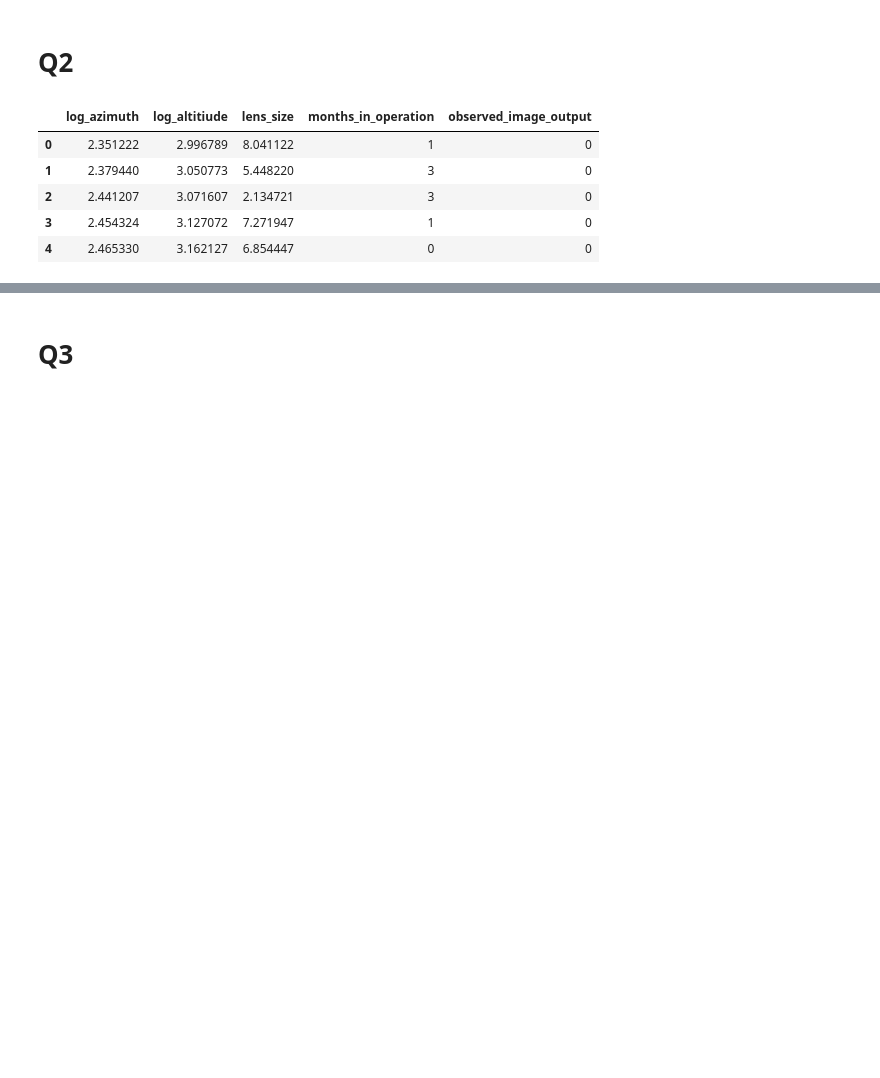
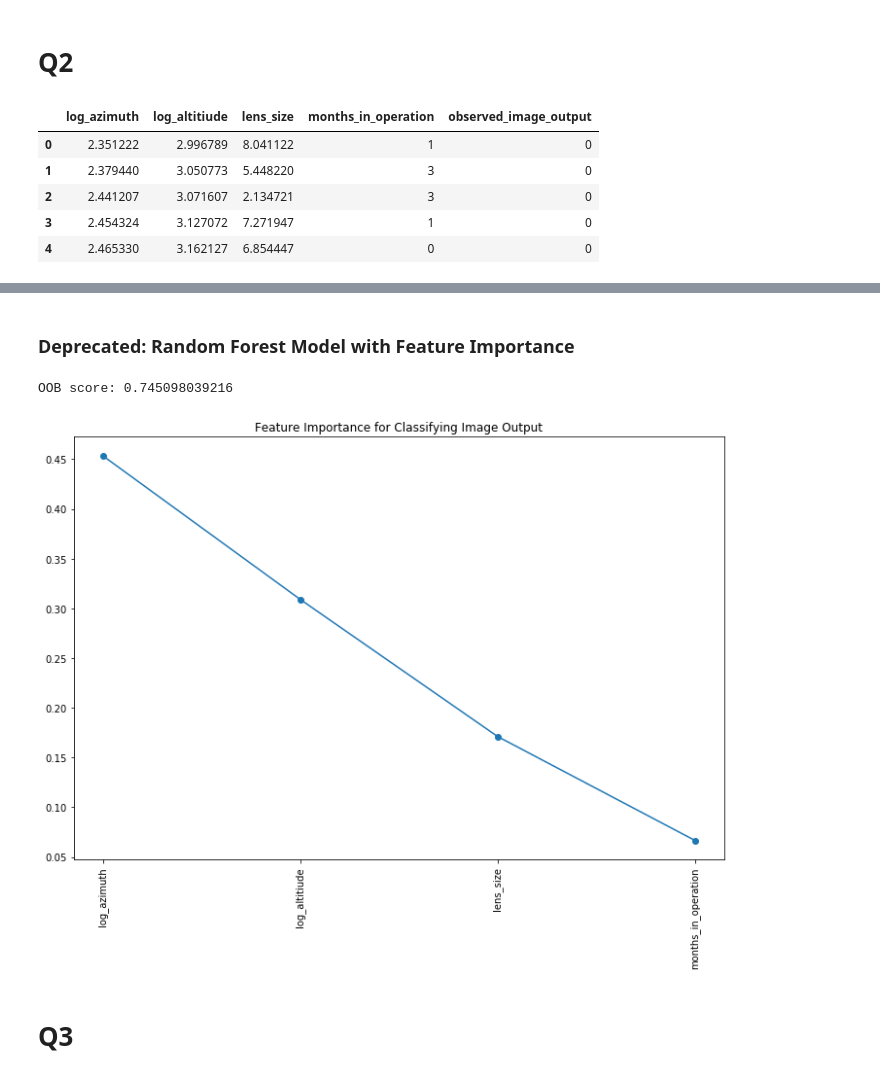
Before and after one commit to eugeneh101/apexlabs_takehome_nBJkgUBNNAwaKvd, a Jupyter notebook: Coding-Challenge.ipynb, the cells around one changed output, grey strips where cells are left out. Drawn from its saved outputs; the diff is of its cells as text; code cells hidden in the pictures; blank space fills up the shorter version.

```diff
--- a/Coding-Challenge.ipynb
+++ b/Coding-Challenge.ipynb
@@ -312,3 +138,26 @@ array([0, 0, 1, 2, 0, 0, 2, 2, 1, 1, 2, 2])
+# %% [markdown]
+### Deprecated: Random Forest Model with Feature Importance
+# %%
+from sklearn.ensemble import RandomForestClassifier
+
+df = pd.read_csv('q2/satelite_20.csv')
+
+X = df.drop('observed_image_output', axis=1)
+y = df['observed_image_output']
+
+clf = RandomForestClassifier(n_estimators=100, oob_score=True)
+clf.fit(X, y)
+print("OOB score: {}".format(clf.oob_score_))
+
+xlabels = df.columns[:-1]
+plt.figure(figsize=(12, 8))
+plt.plot(clf.feature_importances_, 'o-')
+plt.xticks(range(len(xlabels)), xlabels, rotation=90)
+plt.title("Feature Importance for Classifying Image Output")
+plt.show()
+# %% [output]
+OOB score: 0.745098039216
+[figure, added]
 # %% [markdown]
 # Q3
 # %%
```
Also changed, not shown: parts of 30 cells of this notebook.
